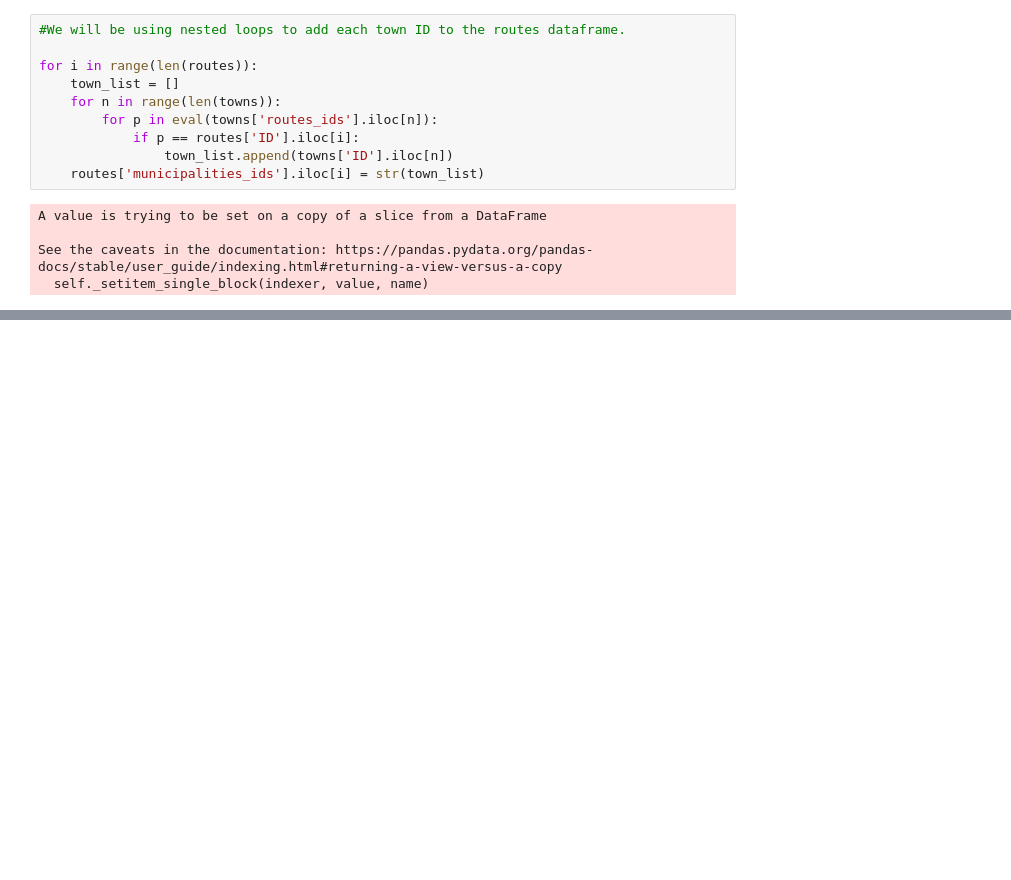
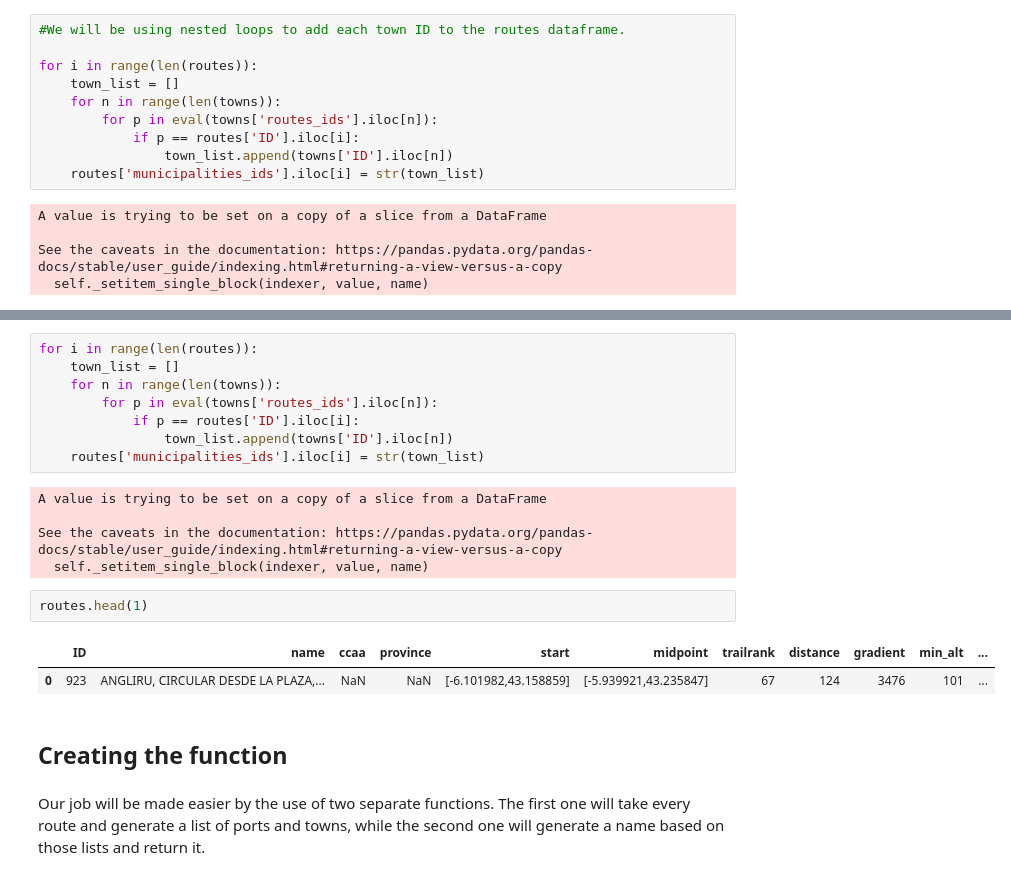
Before and after one commit to on2wheels-es/data, a Jupyter notebook: 2. Assigning route names.ipynb, the cells around one changed output, grey strips where cells are left out. Saved outputs shown, nothing was run; the diff lists cells and outputs as text; blank space fills up the shorter version.

```diff
--- a/2. Assigning route names.ipynb
+++ b/2. Assigning route names.ipynb
@@ -67,0 +100,22 @@ towns.head()
+# %%
+for i in range(len(routes)):
+    town_list = []
+    for n in range(len(towns)):
+        for p in eval(towns['routes_ids'].iloc[n]):
+            if p == routes['ID'].iloc[i]:
+                town_list.append(towns['ID'].iloc[n])
+    routes['municipalities_ids'].iloc[i] = str(town_list)
+# %% [output]
+A value is trying to be set on a copy of a slice from a DataFrame
+
+See the caveats in the documentation: https://pandas.pydata.org/pandas-docs/stable/user_guide/indexing.html#returning-a-view-versus-a-copy
+  self._setitem_single_block(indexer, value, name)
+# %%
+routes.head(1)
+# %% [output]
+|  | ID | name | ccaa | province | start | midpoint | trailrank | distance | gradient | min_alt | ... |
+| 0 | 923 | ANGLIRU, CIRCULAR DESDE LA PLAZA,... | NaN | NaN | [-6.101982,43.158859] | [-5.939921,43.235847] | 67 | 124 | 3476 | 101 | ... |
+# %% [markdown]
+## Creating the function
+# %% [markdown]
+Our job will be made easier by the use of two separate functions. The first one will take every route and generate a list of ports and towns, while the second one will generate a name based on those lists and return it.
```
Also changed, not shown: parts of 13 cells of this notebook, 1 other file.
